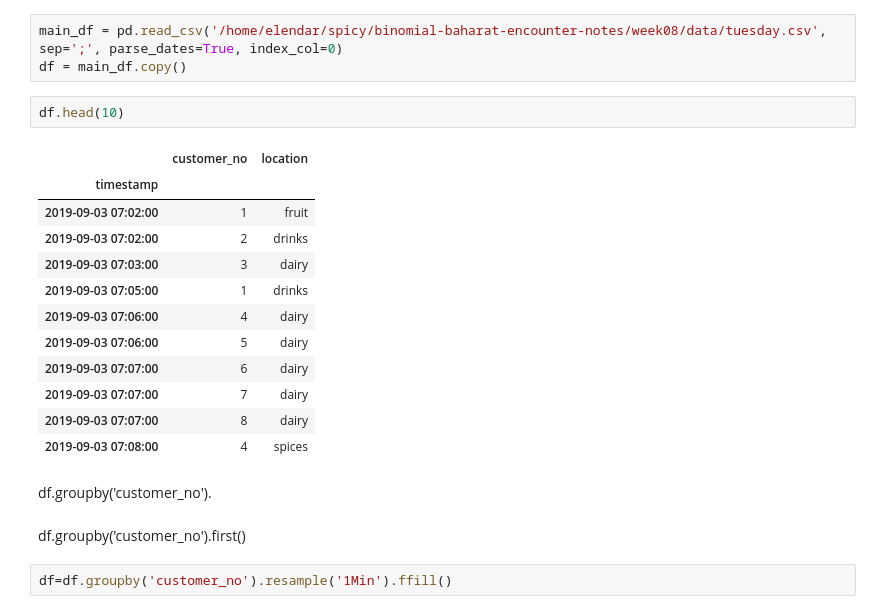
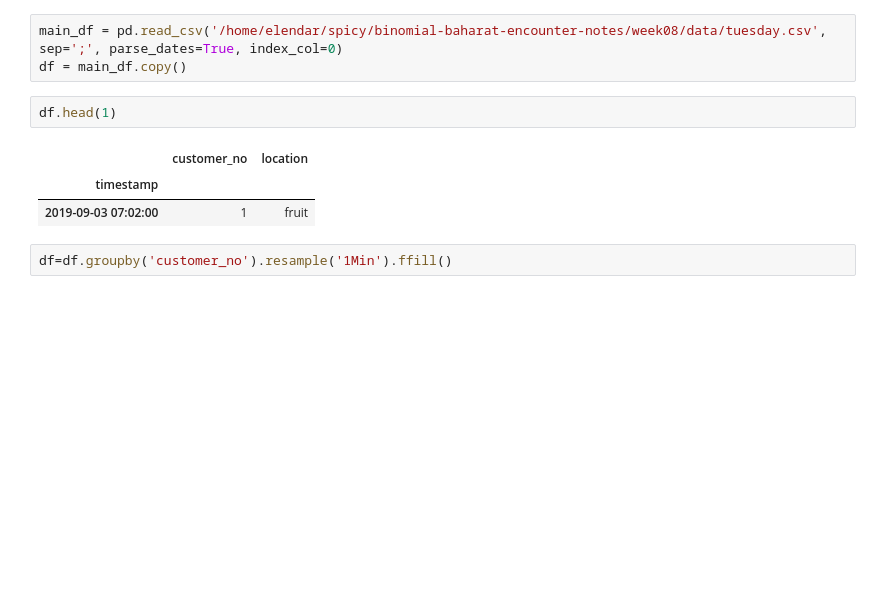
Before and after one commit to Calamity-chain/SuperMC, a Jupyter notebook: P8_alpha.ipynb, the cells around one changed output. Saved outputs shown, nothing was run; the diff lists cells and outputs as text; blank space fills up the shorter version.

```diff
--- a/P8_alpha.ipynb
+++ b/P8_alpha.ipynb
@@ -5,24 +5,11 @@ import numpy as np
 main_df = pd.read_csv('/home/elendar/spicy/binomial-baharat-encounter-notes/week08/data/tuesday.csv', sep=';', parse_dates=True, index_col=0)
 df = main_df.copy()
 # %%
-df.head(10)
+df.head(1)
 # %% [output]
 |  | customer_no | location |
 | timestamp |  |  |
 | 2019-09-03 07:02:00 | 1 | fruit |
-| 2019-09-03 07:02:00 | 2 | drinks |
-| 2019-09-03 07:03:00 | 3 | dairy |
-| 2019-09-03 07:05:00 | 1 | drinks |
-| 2019-09-03 07:06:00 | 4 | dairy |
-| 2019-09-03 07:06:00 | 5 | dairy |
-| 2019-09-03 07:07:00 | 6 | dairy |
-| 2019-09-03 07:07:00 | 7 | dairy |
-| 2019-09-03 07:07:00 | 8 | dairy |
-| 2019-09-03 07:08:00 | 4 | spices |
-# %% [markdown]
-df.groupby('customer_no').
-# %% [markdown]
-df.groupby('customer_no').first()
 # %%
 df=df.groupby('customer_no').resample('1Min').ffill()
 # %%
```
Also changed, not shown: parts of 16 cells of this notebook.
